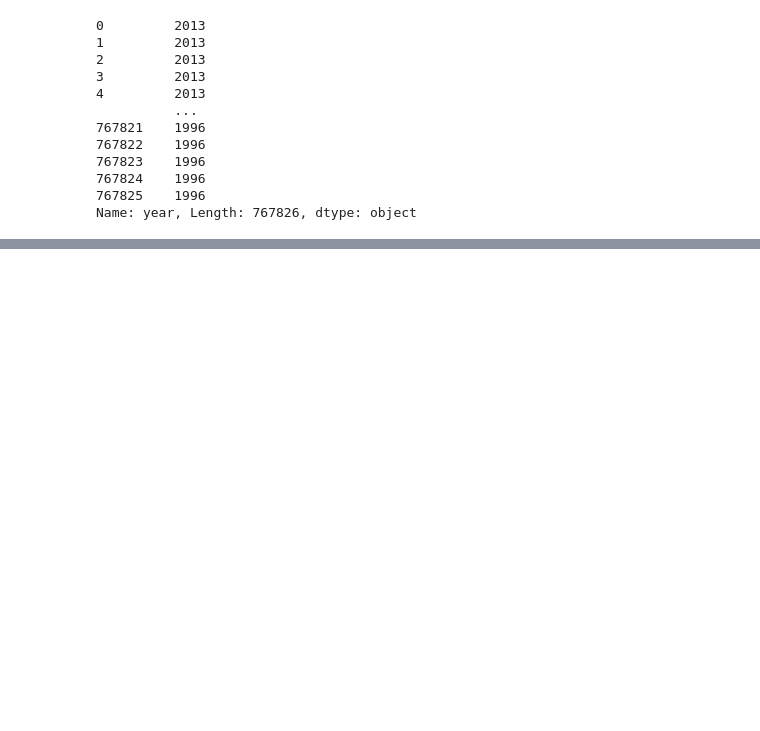
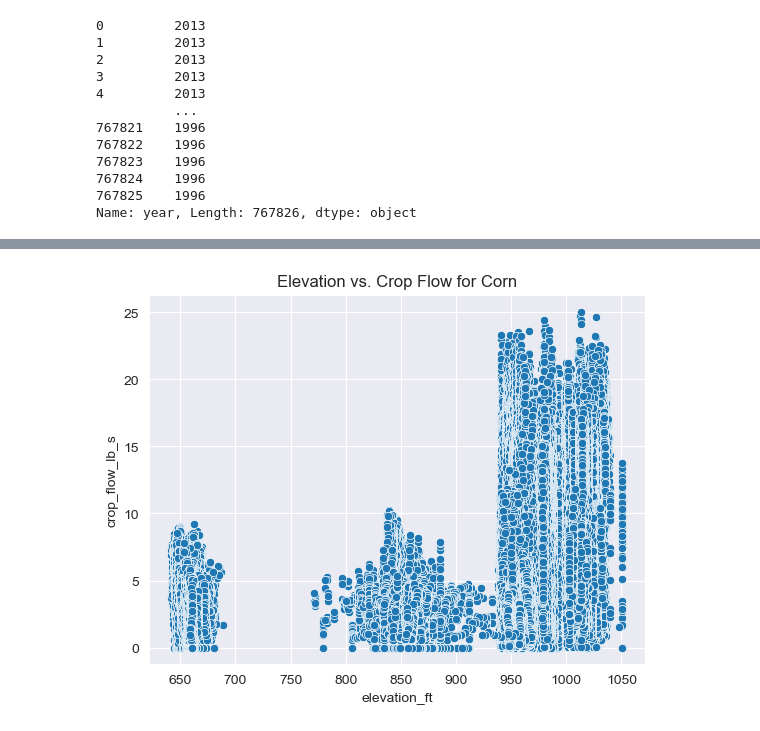
Before and after one commit to Marietagu/Airbnb_pricing_prediction, a Jupyter notebook: data_wrangling.ipynb, the cells around one changed output, grey strips where cells are left out. Saved outputs shown, nothing was run; the diff lists cells and outputs as text; code cells hidden in the pictures; blank space fills up the shorter version.

```diff
--- a/data_wrangling.ipynb
+++ b/data_wrangling.ipynb
@@ -115,0 +169,6 @@ Name: year, Length: 767826, dtype: object
+# %%
+sns.scatterplot(x='elevation_ft', y='crop_flow_lb_s', data=corn_data)
+plt.title('Elevation vs. Crop Flow for Corn')
+plt.show()
+# %% [output]
+[figure, added]
```
Also changed, not shown: parts of 12 cells of this notebook.
